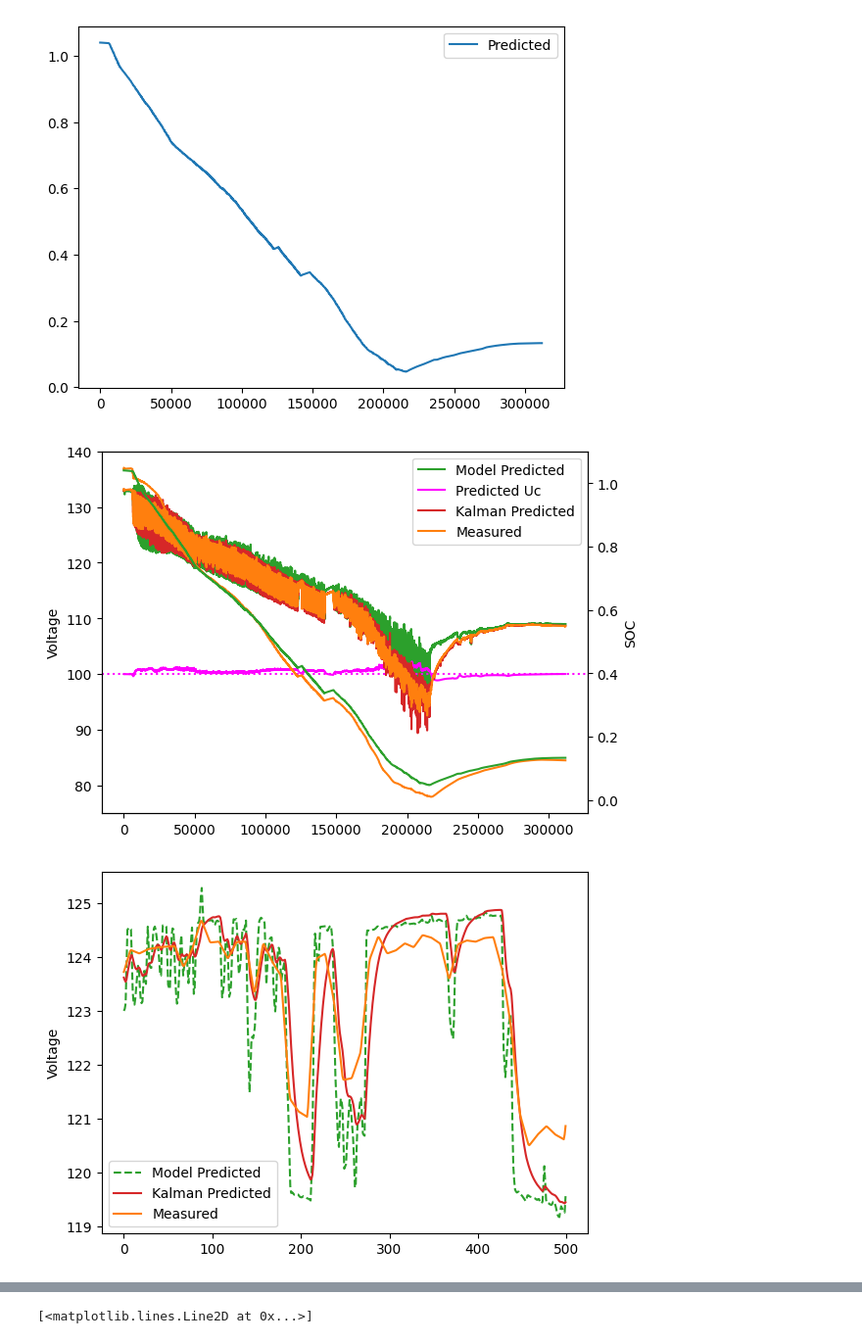
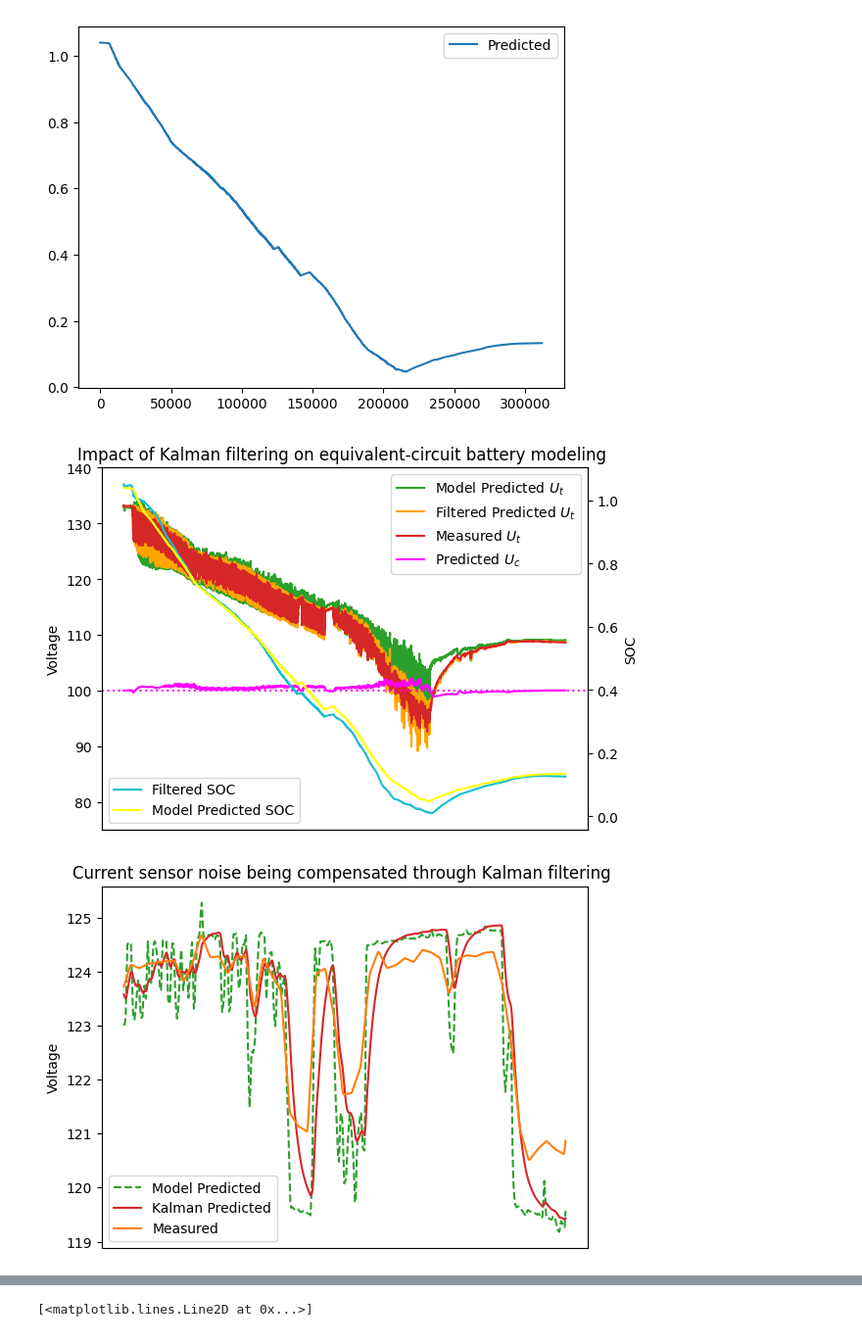
Before and after one commit to UBC-Solar/data_analysis, a Jupyter notebook: parameter_extraction/battery_model_example.ipynb, the cells around one changed output, grey strips where cells are left out. Shown at 98% size. Cells and saved outputs as stored; diff of their text form; code cells hidden in the pictures.

Commit message:
Completetion of Kalman filter

```diff
--- a/parameter_extraction/battery_model_example.ipynb
+++ b/parameter_extraction/battery_model_example.ipynb
@@ -303,14 +303,14 @@ class EKF_SOC:
         self.ekf = EKF(dim_x=2, dim_z=1)
         self.ekf.x = np.array([self.SOC, self.Uc])
         self.ekf.Q = np.diag([
-            1e-9 * 0.1,  # add floor to maintain numerical stability
-            1e-4 * 0.1
+            1e-10 * 0.1,  # add floor to maintain numerical stability
+            1e-6 * 0.1
         ])
         self.ekf.P = np.diag(
             [1e-2 * 0.5,
              1e-1]
         )
-        self.ekf.R = np.eye(1) * 1e1 * 0.5
+        self.ekf.R = np.eye(1) * 1e0 * 0.5
 
         # For logs
         self._filtered_I = 0
@@ -349,40 +349,46 @@ fig, ax = plt.subplots()
 # window = slice(0, 20000, 1)
 window = slice(0, 311821, 1)
 
-ax.plot(U_predicted[window], label="Model Predicted", color="tab:green")
-ax.plot(predicted_Uc_array[window] + 100, label="Predicted Uc", color="magenta")
+ax.plot(U_predicted[window], label=r"Model Predicted $U_t$", color="tab:green")
+# ax.plot(predicted_Uoc_array[window], label="Predicted OCV", color="tab:cyan")
+ax.plot(predicted_Ut_array[window], label=r"Filtered Predicted $U_t$", color="orange")
+ax.plot(pack_voltage_fsgp[window], label=r"Measured $U_t$", color="tab:red")
+ax.plot(predicted_Uc_array[window] + 100, label=r"Predicted $U_c$", color="magenta")
 ax.axhline(y=100, linestyle='dotted', color="magenta")
-# ax.plot(predicted_Uoc_array[window], label="Predicted OCV", color="tab:cyan")
-ax.plot(predicted_Ut_array[window], label="Kalman Predicted", color="tab:red")
-ax.plot(pack_voltage_fsgp[window], label="Measured", color="tab:orange")
 ax.set_ylim(75, 140)
+ax.set_xticks([])
 ax.set_ylabel("Voltage")
-plt.legend()
 
 ax2 = ax.twinx()
-ax2.plot(SOC_array[window], color="tab:orange")
-ax2.plot(soc_array[window], color="tab:green")
+ax2.plot(SOC_array[window], color="tab:cyan", label="Filtered SOC")
+ax2.plot(soc_array[window], color="yellow", label="Model Predicted SOC")
 ax2.set_ylabel("SOC")
 
+ax.legend(loc='upper right')
+ax2.legend(loc='lower left')
+
+plt.title("Impact of Kalman filtering on equivalent-circuit battery modeling ")
 plt.show()
 # %% [output]
-[figure, old version]
+[figure, new version]
 # %%
 fig, ax = plt.subplots()
 
 # window = slice(0, 20000, 1)
 window = slice(50000, 50500, 1)
 
 ax.plot(U_predicted[window], label="Model Predicted", color="tab:green", linestyle="dashed")
 ax.plot(predicted_Ut_array[window], label="Kalman Predicted", color="tab:red")
 ax.plot(pack_voltage_fsgp[window], label="Measured", color="tab:orange")
 # ax.set_ylim(75, 140)
 ax.set_ylabel("Voltage")
 plt.legend()
+ax.set_xticks([])
+ax.set_title("Current sensor noise being compensated through Kalman filtering ")
 
 plt.show()
 # %% [output]
-[figure, old version]
+[figure, new version]
 # %%
 fig, ax = plt.subplots()
 
```
Also changed, not shown: parts of 1 cell of this notebook.
